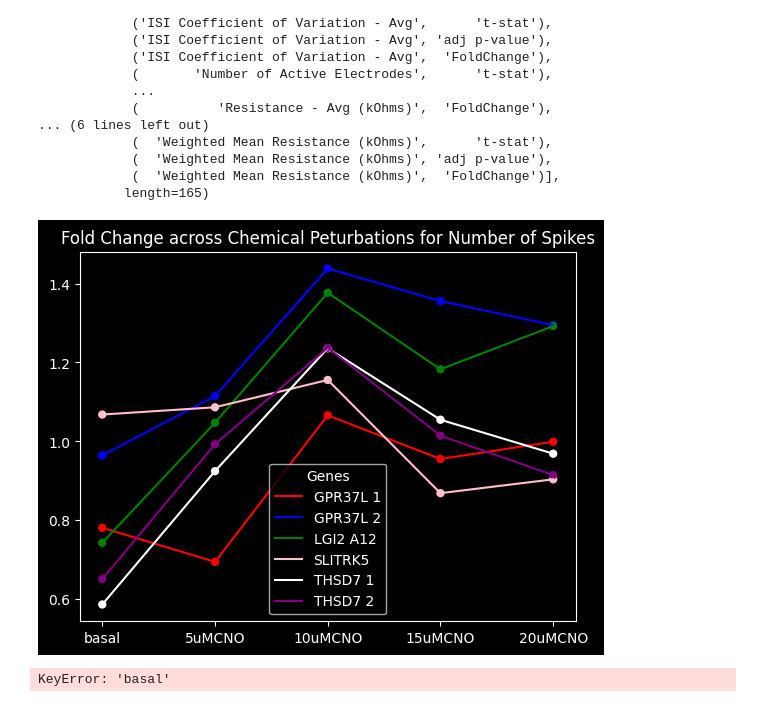
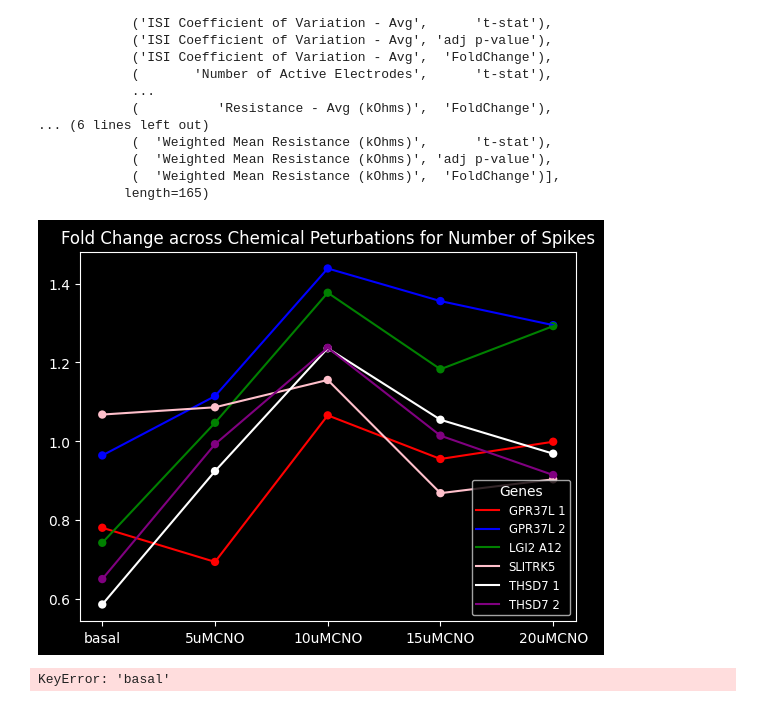
Before and after one commit to soderling-lab/MicroElectrodeArrayAnalysis, a Jupyter notebook: analysis/plot_ttest.ipynb, the cells around one changed output. Drawn from its saved outputs; the diff is of its cells as text; code cells hidden in the pictures.

```diff
--- a/analysis/plot_ttest.ipynb
+++ b/analysis/plot_ttest.ipynb
@@ -70,35 +76,35 @@ MultiIndex([(                  'Number of Spikes',      't-stat'),
 def gene_across_doses(all_dosagesdic, gene, testparam):
     genevals = []
     pvalsig = []
     for dose in all_dosagesdic:
         genevals.append(all_dosagesdic[dose][testparam]["FoldChange"][gene])
         pvalsig.append(all_dosagesdic[dose][testparam]["adj p-value"][gene] < 0.05)
     return genevals, pvalsig
 
 dosages = list(sheets.keys())
 genes = sheets['basal'].index
 genecolors = dict(zip(genes, ['red', 'blue', 'green', 'pink', 'white', 'purple', 'orange']))
 test_params = sheets['basal'].columns.get_level_values(0)
 
 for ind, tst in enumerate(test_params):
     if ind == 0:
         for gene in genes:
             genevals, hrej = gene_across_doses(sheets, gene, tst)
             for dose, val, reject in zip(dosages, genevals, hrej):
                 edgecolor = 'red' if reject else 'none'  # red if True, no color if False
                 plt.scatter(dose, val, color=genecolors[gene], edgecolor=edgecolor, linewidth=2)
             plt.plot(dosages, genevals, color=genecolors[gene], label=gene)
         plt.title(f'Fold Change across Chemical Peturbations for {tst}')
-        plt.legend(title='Genes', loc= 'bottom right')
+        plt.legend(title='Genes', loc= 'lower right', fontsize='small')
             # Connect dots
             # plt.plot(days, fold_changes, color=genotype_colors[genotype], label=genotype)
 
             # plt.plot(genevals)
     # test_params
     # for gene in genes:
     # plot_dose()
 # %% [output]
-[figure, old version]
+[figure, new version]
 # %%
 unique_parameters = sheets['basal'].index.get_level_values('Parameter').unique()
 
```
Also changed, not shown: parts of 1 cell of this notebook.
